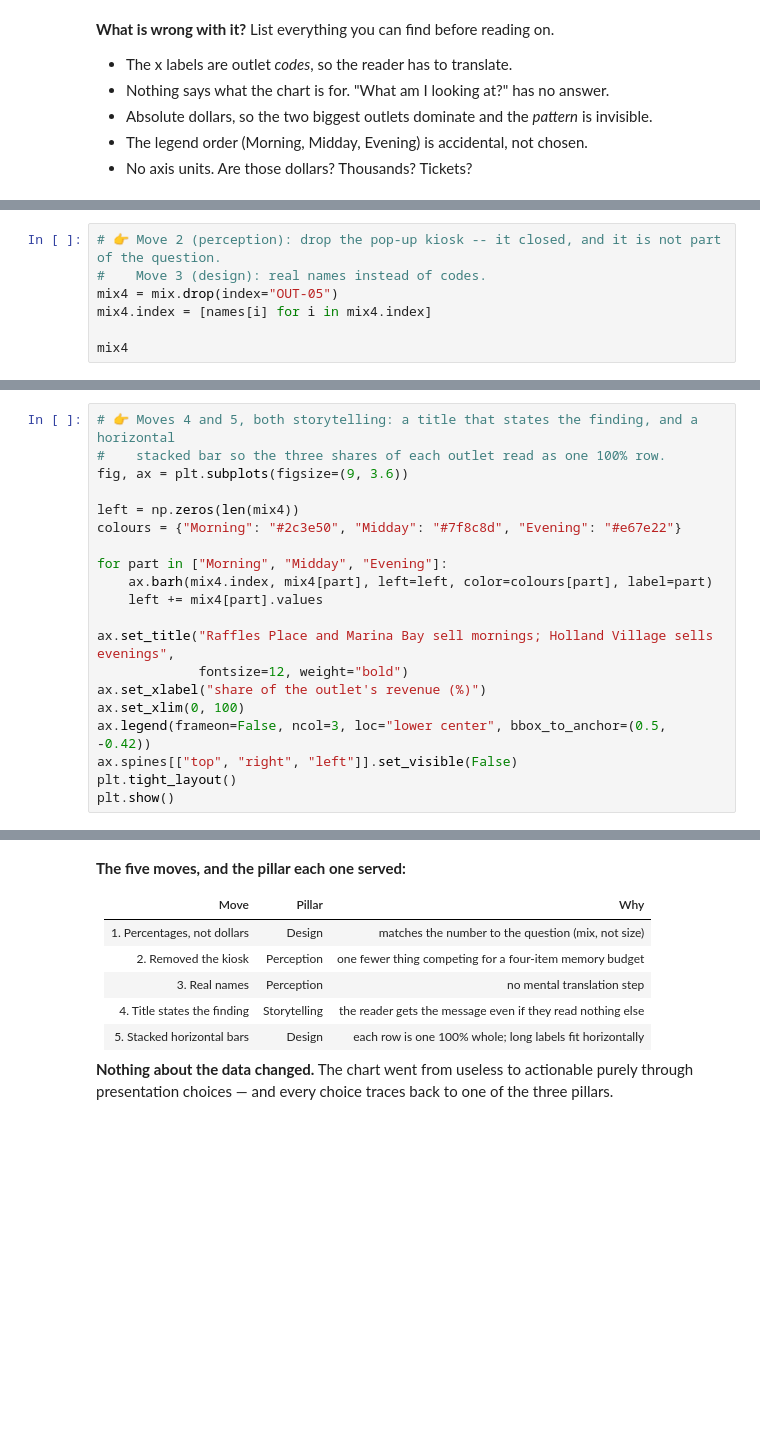
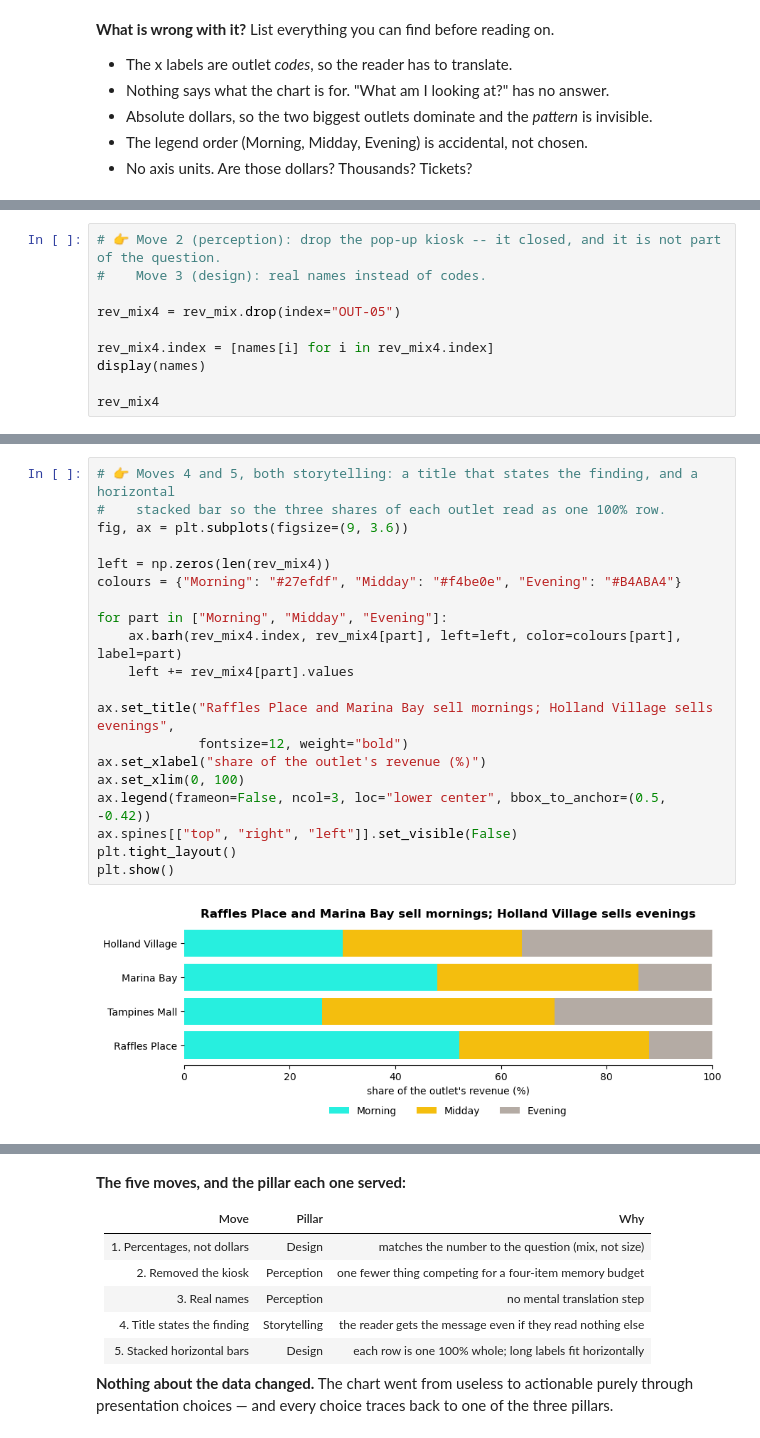
Before and after one commit to PP-123-nt/6m-data-1.10-visualization, a Jupyter notebook: notebooks/Part_1_three_pillars.ipynb, the cells around one changed output, grey strips where cells are left out. Saved outputs shown, nothing was run; the diff lists cells and outputs as text; blank space fills up the shorter version.

```diff
--- a/notebooks/Part_1_three_pillars.ipynb
+++ b/notebooks/Part_1_three_pillars.ipynb
@@ -374,7 +384,10 @@ mix
 # %%
 # 👉 Move 2 (perception): drop the pop-up kiosk -- it closed, and it is not part of the question.
 #    Move 3 (design): real names instead of codes.
-mix4 = mix.drop(index="OUT-05")
-mix4.index = [names[i] for i in mix4.index]
 
-mix4
+rev_mix4 = rev_mix.drop(index="OUT-05")
+
+rev_mix4.index = [names[i] for i in rev_mix4.index]
+display(names)
+
+rev_mix4
@@ -381,20 +405,22 @@ mix4
 # %%
 # 👉 Moves 4 and 5, both storytelling: a title that states the finding, and a horizontal
 #    stacked bar so the three shares of each outlet read as one 100% row.
 fig, ax = plt.subplots(figsize=(9, 3.6))
 
-left = np.zeros(len(mix4))
-colours = {"Morning": "#2c3e50", "Midday": "#7f8c8d", "Evening": "#e67e22"}
+left = np.zeros(len(rev_mix4))
+colours = {"Morning": "#27efdf", "Midday": "#f4be0e", "Evening": "#B4ABA4"}
 
 for part in ["Morning", "Midday", "Evening"]:
-    ax.barh(mix4.index, mix4[part], left=left, color=colours[part], label=part)
-    left += mix4[part].values
+    ax.barh(rev_mix4.index, rev_mix4[part], left=left, color=colours[part], label=part)
+    left += rev_mix4[part].values
 
 ax.set_title("Raffles Place and Marina Bay sell mornings; Holland Village sells evenings",
              fontsize=12, weight="bold")
 ax.set_xlabel("share of the outlet's revenue (%)")
 ax.set_xlim(0, 100)
 ax.legend(frameon=False, ncol=3, loc="lower center", bbox_to_anchor=(0.5, -0.42))
 ax.spines[["top", "right", "left"]].set_visible(False)
 plt.tight_layout()
 plt.show()
+# %% [output]
+[figure, added]
```
Also changed, not shown: parts of 5 cells of this notebook.
